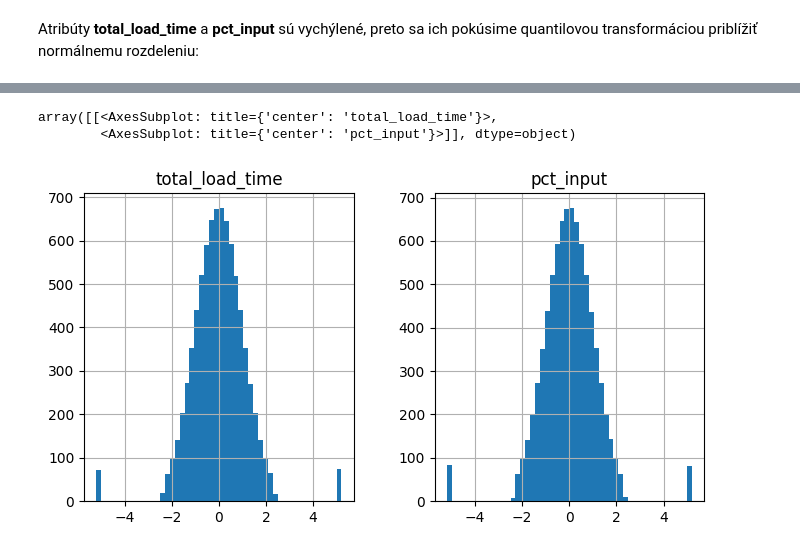
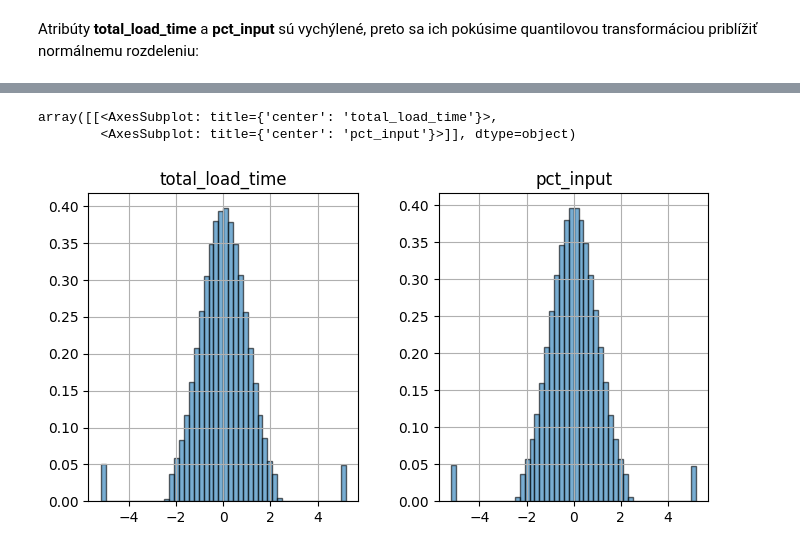
Before and after one commit to JakubGruber90/IAU_project, a Jupyter notebook: phase-2.ipynb, the cells around one changed output, grey strips where cells are left out. Drawn from its saved outputs; the diff is of its cells as text; code cells hidden in the pictures.

```diff
--- a/phase-2.ipynb
+++ b/phase-2.ipynb
@@ -640,0 +642,3 @@ Nemôžeme odstrániť 1/4 dát, čiže túto možnosť zamietame a spájať tab
+# %%
+sessions = sessions.assign(session_start = pd.to_datetime(sessions['session_start']))
+sessions['session_start'] = (sessions['session_start'] - pd.Timestamp("1970-01-01")) // pd.Timedelta('1s')
@@ -1039,10 +1063,10 @@ array([[<AxesSubplot: title={'center': 'total_load_time'}>,
 # %%
 qt = QuantileTransformer(output_distribution="normal")
 train_set[skewed] = qt.fit_transform(train_set[skewed])
 fig = plt.figure(figsize = (8,4))
 ax = fig.gca()
-train_set[skewed].hist(ax = ax, bins=50)
+train_set[skewed].hist(ax = ax, bins=50, density=True, alpha=0.6, edgecolor='black')
 # %% [output]
 array([[<AxesSubplot: title={'center': 'total_load_time'}>,
         <AxesSubplot: title={'center': 'pct_input'}>]], dtype=object)
-[figure, old version]
+[figure, new version]
```
Also changed, not shown: parts of 45 cells of this notebook.
